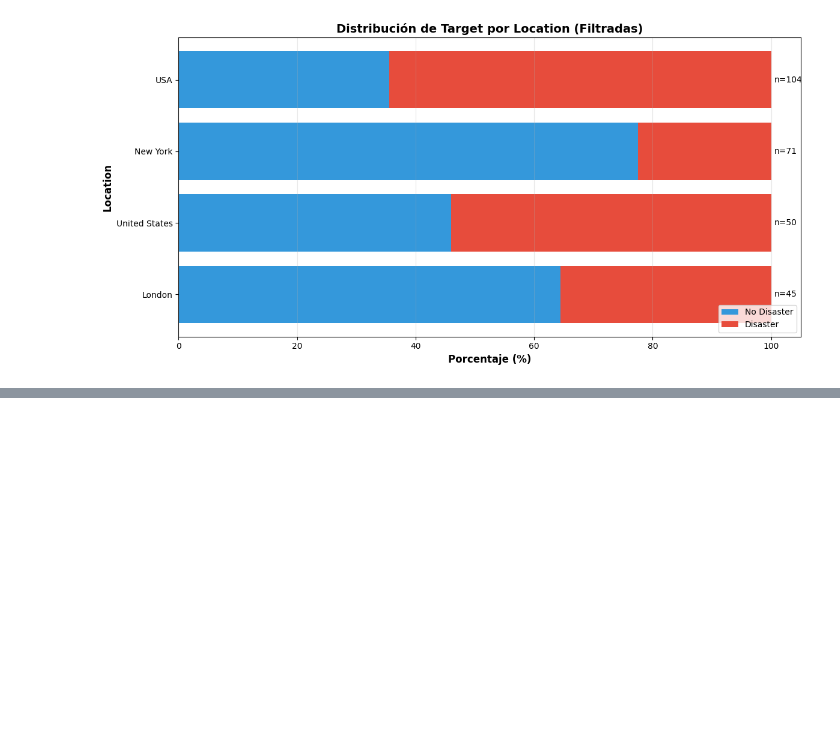
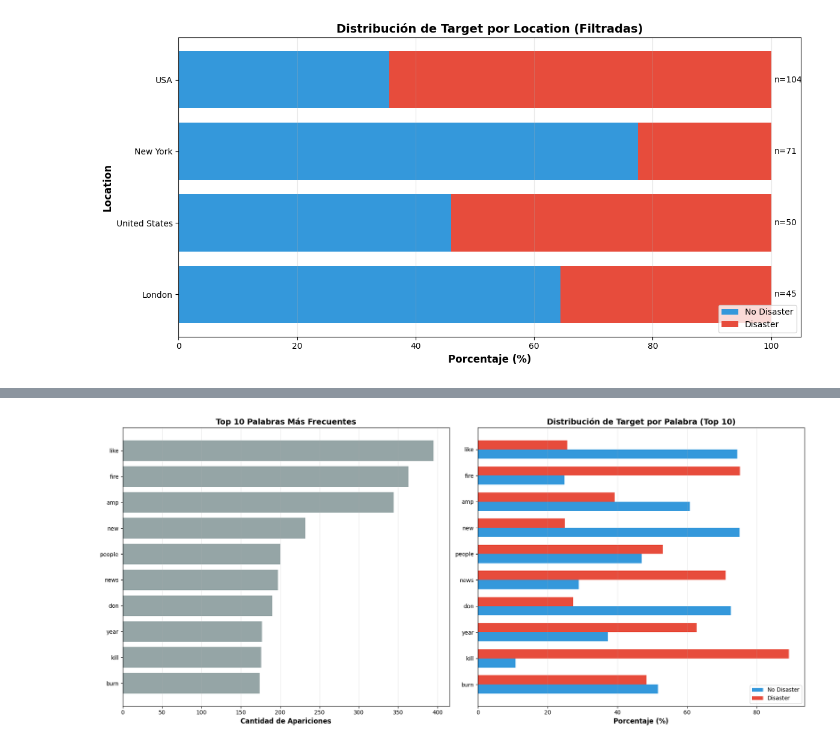
Before and after one commit to maximogismondi/cdd-martinelli, a Jupyter notebook: tps/tp3/data_exploration/exploration.ipynb, the cells around one changed output, grey strips where cells are left out. Cells and saved outputs as stored; diff of their text form; code cells hidden in the pictures; blank space fills up the shorter version.

```diff
--- a/tps/tp3/data_exploration/exploration.ipynb
+++ b/tps/tp3/data_exploration/exploration.ipynb
@@ -584,0 +641,56 @@ Hemos creado las siguientes visualizaciones para entender el dataset:
+# %%
+NUMBER_OF_WORDS = 10
+
+top_words_df = (
+    word_stats.nlargest(NUMBER_OF_WORDS, "total_count")
+    .set_index("word")
+    .sort_values("total_count", ascending=True)
+)
+top_words = top_words_df.index
+
+fig, axes = plt.subplots(1, 2, figsize=(18, 8))
+
+# Gráfico 1: Top Words más frecuentes
+axes[0].barh(range(len(top_words)), top_words_df["total_count"].values, color=COLOR_GENERAL)
+axes[0].set_yticks(range(len(top_words)))
+axes[0].set_yticklabels(top_words)
+axes[0].set_xlabel("Cantidad de Apariciones", fontsize=12, fontweight="bold")
+axes[0].set_title(
+    f"Top {NUMBER_OF_WORDS} Palabras Más Frecuentes", fontsize=14, fontweight="bold"
+)
+axes[0].grid(True, alpha=0.3, axis="x")
+
+# Gráfico 2: Distribución por target de top words
+x = np.arange(len(top_words))
+width = 0.35
+
+bars1 = axes[1].barh(
+    x - width / 2,
+    top_words_df["no_disaster_pct"],
+    width,
+    label="No Disaster",
+    color=COLOR_NO_DISASTER,
+)
+bars2 = axes[1].barh(
+    x + width / 2,
+    top_words_df["disaster_pct"],
+    width,
+    label="Disaster",
+    color=COLOR_DISASTER,
+)
+
+axes[1].set_yticks(x)
+axes[1].set_yticklabels(top_words)
+axes[1].set_xlabel("Porcentaje (%)", fontsize=12, fontweight="bold")
+axes[1].set_title(
+    f"Distribución de Target por Palabra (Top {NUMBER_OF_WORDS})",
+    fontsize=14,
+    fontweight="bold",
+)
+axes[1].legend(loc="lower right")
+axes[1].grid(True, alpha=0.3, axis="x")
+
+plt.tight_layout()
+plt.show()
+# %% [output]
+[figure, added]
```
Also changed, not shown: parts of 26 cells of this notebook, 1 other file.
